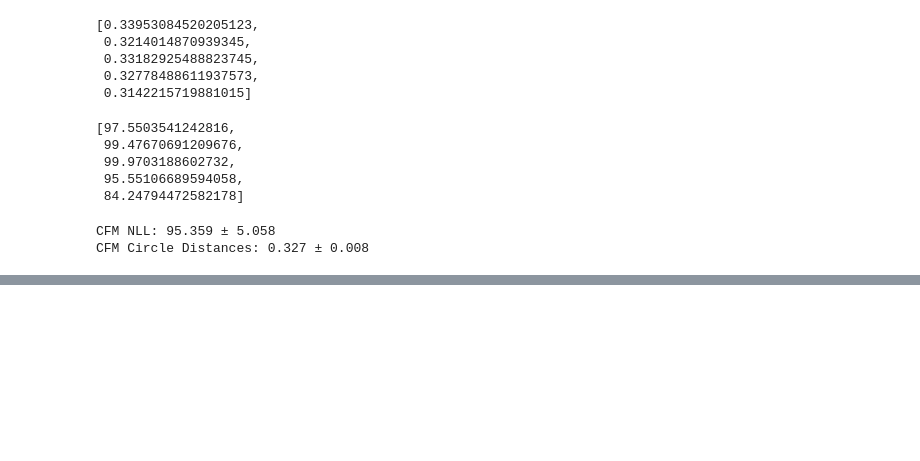
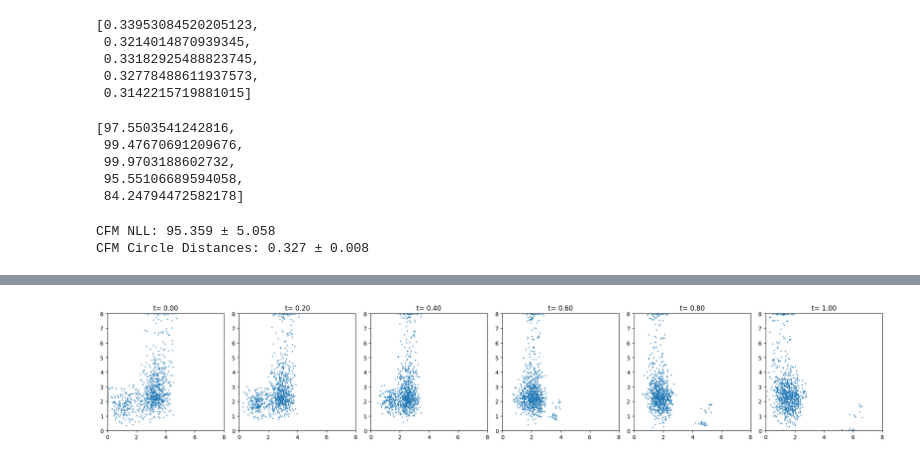
Before and after one commit to harrya32/HTI, a Jupyter notebook: rebuttal_baselines/2d_flow_matching.ipynb, the cells around one changed output, grey strips where cells are left out. Cells and saved outputs as stored; diff of their text form; code cells hidden in the pictures; blank space fills up the shorter version.

```diff
--- a/rebuttal_baselines/2d_flow_matching.ipynb
+++ b/rebuttal_baselines/2d_flow_matching.ipynb
@@ -715,0 +805,42 @@ CFM Circle Distances: 0.327 ± 0.008
+# %%
+class WrappedModel(ModelWrapper):
+    def forward(self, x: torch.Tensor, t: torch.Tensor, cond: torch.Tensor, **extras):
+        return self.model(x, t, cond)
+
+wrapped_vf_0 = WrappedModel(vf_0)
+# %%
+# step size for ode solver
+step_size = 0.05
+
+norm = cm.colors.Normalize(vmax=50, vmin=0)
+
+batch_size = 50000  # batch size
+eps_time = 1e-2
+T = torch.linspace(0,1,6)  # sample times
+T = T.to(device=device)
+
+#x_init = torch.randn((batch_size, 2), dtype=torch.float32, device=device)
+x_init = rl_data[0,:,:2]
+#cond = torch.randint(0, 4, (batch_size, 1), device=device).float()
+cond = rl_data[0,:,2:]
+
+solver_0 = ODESolver(velocity_model=wrapped_vf_0)  # create an ODESolver class
+sol_0 = solver_0.sample(time_grid=T, x_init=x_init, cond=cond, method='midpoint', step_size=step_size, return_intermediates=True)  # sample from the model
+# %%
+sol_0 = sol_0.cpu().numpy()
+T = T.cpu()
+cond = cond.cpu().numpy()
+
+fig, axs = plt.subplots(1, 6,figsize=(20,20))
+
+for i in range(6):
+    axs[i].scatter(sol_0[i,:,0], sol_0[i,:,1], s=1)
+    axs[i].set_aspect('equal')
+    axs[i].set_xlim(0, 8)
+    axs[i].set_ylim(0, 8)
+    axs[i].set_title('t= %.2f' % (T[i]))
+
+plt.tight_layout()
+plt.show()
+# %% [output]
+[figure, added]
```
Also changed, not shown: parts of 13 cells of this notebook, 1 other file.
